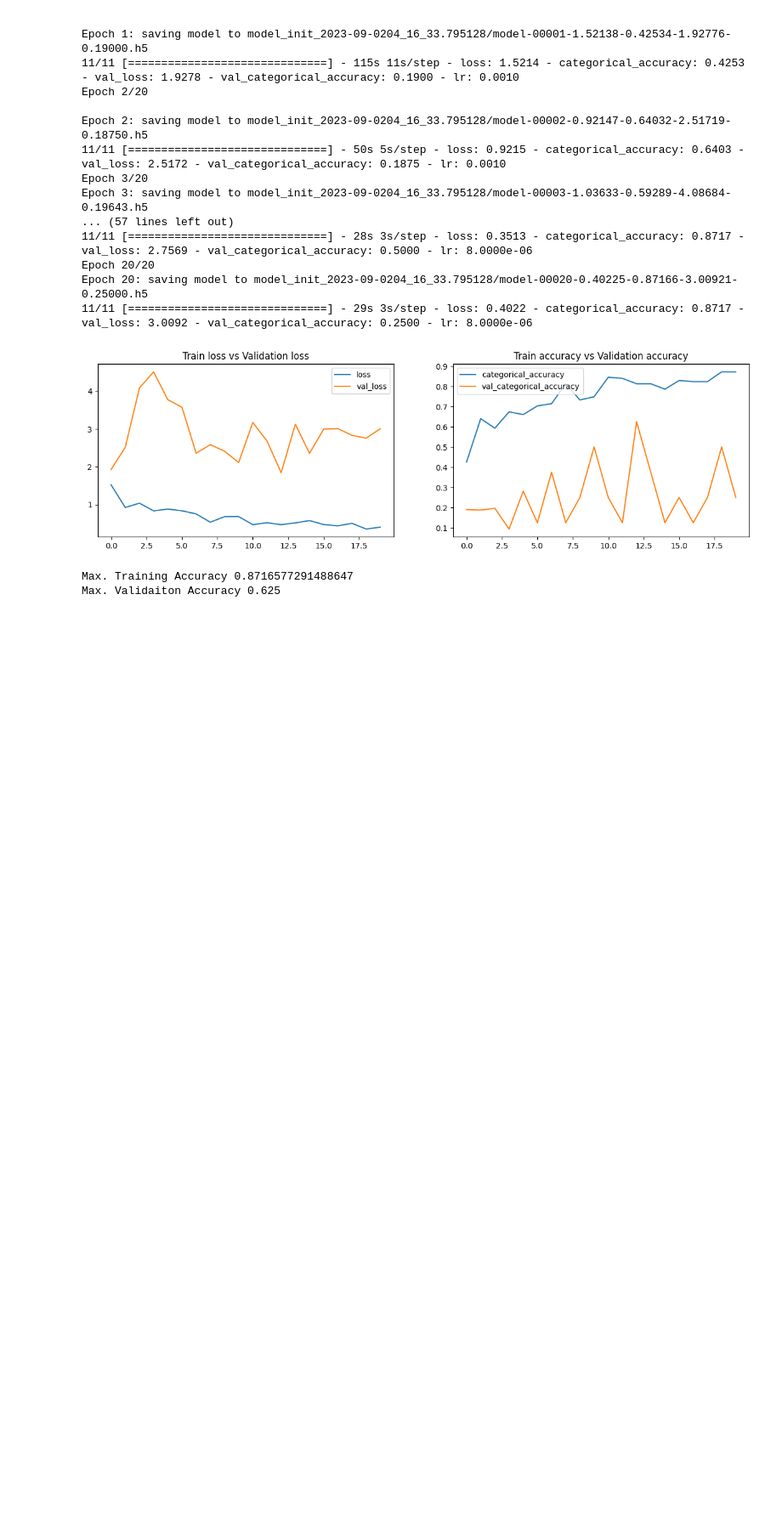
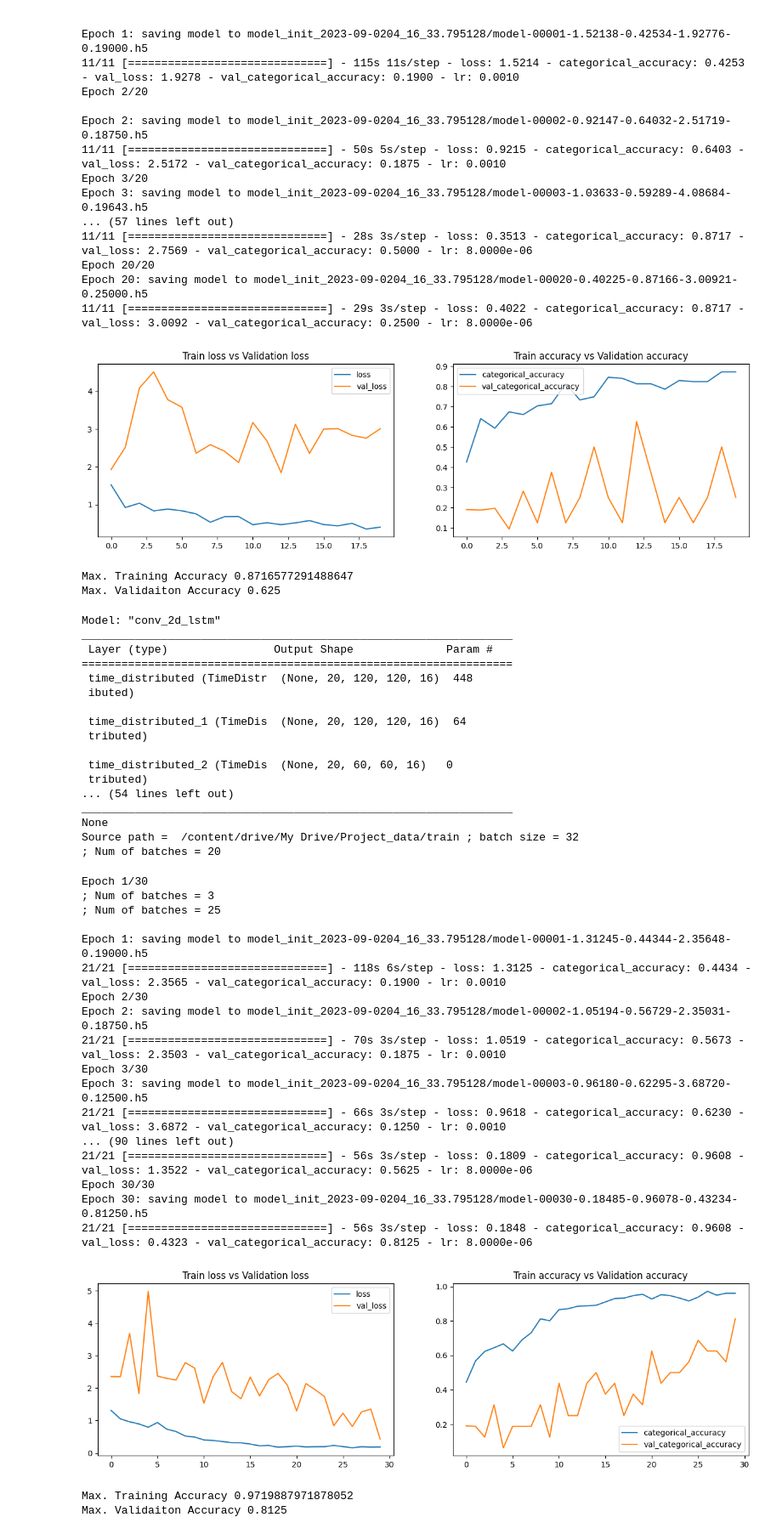
Before and after one commit to bharathsanjai/hand-gesture-recognition, a Jupyter notebook: Neural_Nets_Project_Starter_Code.ipynb, the cells around one changed output. Shown at 85% size. Drawn from its saved outputs; the diff is of its cells as text; code cells hidden in the pictures; blank space fills up the shorter version.

```diff
--- a/Neural_Nets_Project_Starter_Code.ipynb
+++ b/Neural_Nets_Project_Starter_Code.ipynb
@@ -794,0 +847,47 @@ Max. Validaiton Accuracy 0.625
+# %%
+model6.compile(optimizer=optimizers.Adam(), loss='categorical_crossentropy', metrics=['categorical_accuracy'])
+print(model6.summary())
+
+model6_history = model6.fit_generator(train_generator, steps_per_epoch=steps_per_epoch, epochs=num_epochs, verbose=1,
+            callbacks=callbacks_list, validation_data=val_generator,
+            validation_steps=validation_steps, class_weight=None, workers=1, initial_epoch=0)
+
+plotModelHistory(model6_history)
+# %% [output]
+Model: "conv_2d_lstm"
+_________________________________________________________________
+ Layer (type)                Output Shape              Param #
+=================================================================
+ time_distributed (TimeDistr  (None, 20, 120, 120, 16)  448
+ ibuted)
+
+ time_distributed_1 (TimeDis  (None, 20, 120, 120, 16)  64
+ tributed)
+
+ time_distributed_2 (TimeDis  (None, 20, 60, 60, 16)   0
+ tributed)
+... (54 lines left out)
+_________________________________________________________________
+None
+Source path =  /content/drive/My Drive/Project_data/train ; batch size = 32
+; Num of batches = 20
+Epoch 1/30
+; Num of batches = 3
+; Num of batches = 25
+
+Epoch 1: saving model to model_init_2023-09-0204_16_33.795128/model-00001-1.31245-0.44344-2.35648-0.19000.h5
+21/21 [==============================] - 118s 6s/step - loss: 1.3125 - categorical_accuracy: 0.4434 - val_loss: 2.3565 - val_categorical_accuracy: 0.1900 - lr: 0.0010
+Epoch 2/30
+Epoch 2: saving model to model_init_2023-09-0204_16_33.795128/model-00002-1.05194-0.56729-2.35031-0.18750.h5
+21/21 [==============================] - 70s 3s/step - loss: 1.0519 - categorical_accuracy: 0.5673 - val_loss: 2.3503 - val_categorical_accuracy: 0.1875 - lr: 0.0010
+Epoch 3/30
+Epoch 3: saving model to model_init_2023-09-0204_16_33.795128/model-00003-0.96180-0.62295-3.68720-0.12500.h5
+21/21 [==============================] - 66s 3s/step - loss: 0.9618 - categorical_accuracy: 0.6230 - val_loss: 3.6872 - val_categorical_accuracy: 0.1250 - lr: 0.0010
+... (90 lines left out)
+21/21 [==============================] - 56s 3s/step - loss: 0.1809 - categorical_accuracy: 0.9608 - val_loss: 1.3522 - val_categorical_accuracy: 0.5625 - lr: 8.0000e-06
+Epoch 30/30
+Epoch 30: saving model to model_init_2023-09-0204_16_33.795128/model-00030-0.18485-0.96078-0.43234-0.81250.h5
+21/21 [==============================] - 56s 3s/step - loss: 0.1848 - categorical_accuracy: 0.9608 - val_loss: 0.4323 - val_categorical_accuracy: 0.8125 - lr: 8.0000e-06
+[figure, added]
+Max. Training Accuracy 0.9719887971878052
+Max. Validaiton Accuracy 0.8125
```
Also changed, not shown: parts of 2 cells of this notebook.
